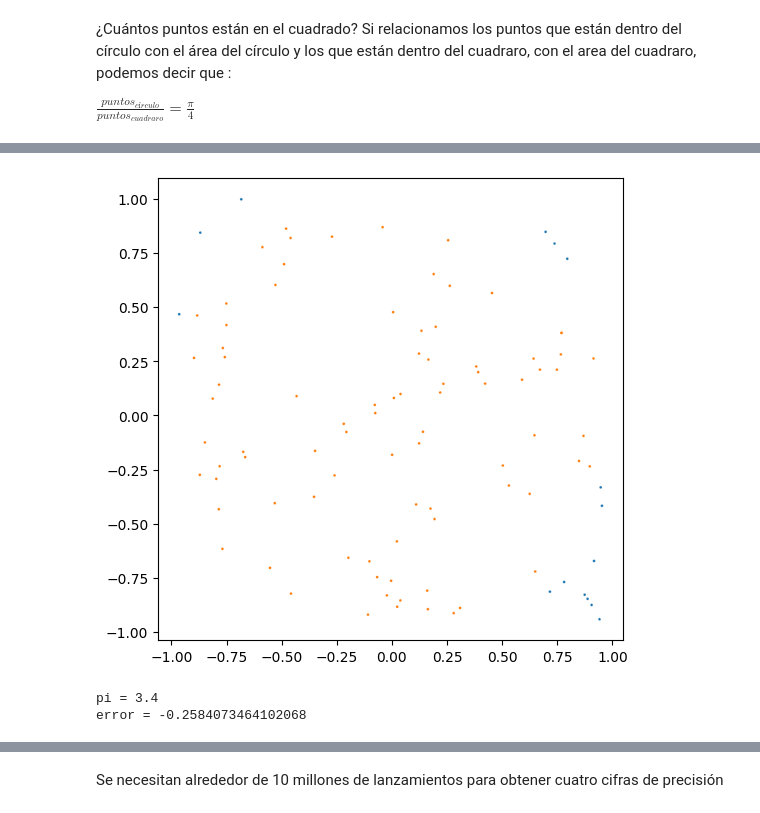
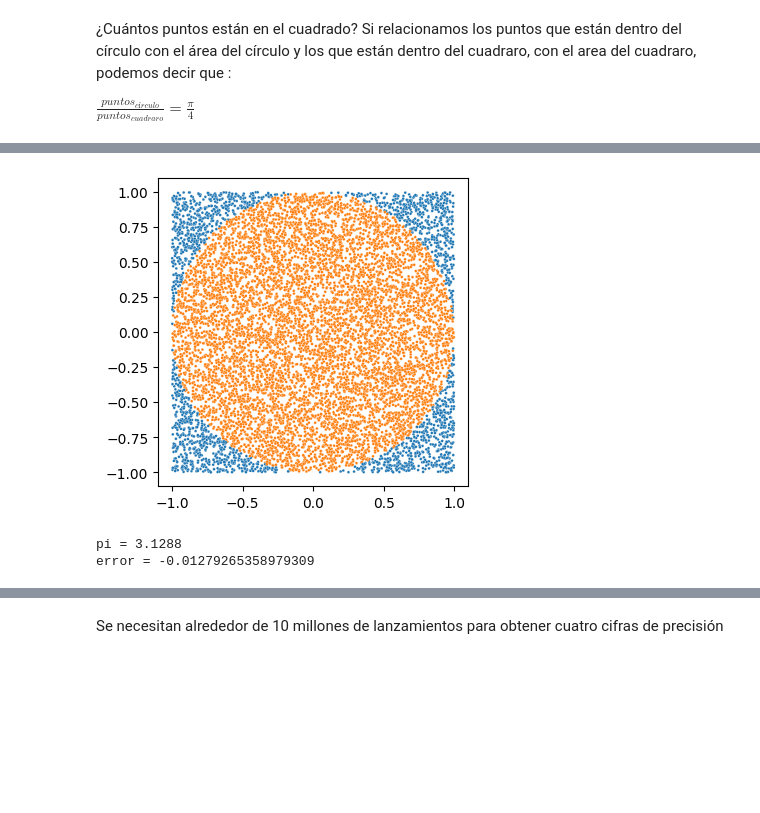
Before and after one commit to AnIsAsPe/Estimacion-probabilidad-conflicto-en-trayectorias-de-vuelos-paralelos, a Jupyter notebook: Notebooks/Estimación_de_pi_con_Montecarlo.ipynb, the cells around one changed output, grey strips where cells are left out. Cells and saved outputs as stored; diff of their text form; code cells hidden in the pictures; blank space fills up the shorter version.

```diff
--- a/Notebooks/Estimación_de_pi_con_Montecarlo.ipynb
+++ b/Notebooks/Estimación_de_pi_con_Montecarlo.ipynb
@@ -134,9 +135,9 @@ def calcula_pi(n, print_results=True):
 # %%
-pi, error = calcula_pi(100)
+pi, error = calcula_pi(10000)
 # %% [output]
-[figure, old version]
+[figure, new version]
-pi = 3.4
-error = -0.2584073464102068
+pi = 3.1288
+error = -0.01279265358979309
 # %%
 n = 100000
 pi_est = []
```
Also changed, not shown: parts of 9 cells of this notebook.
